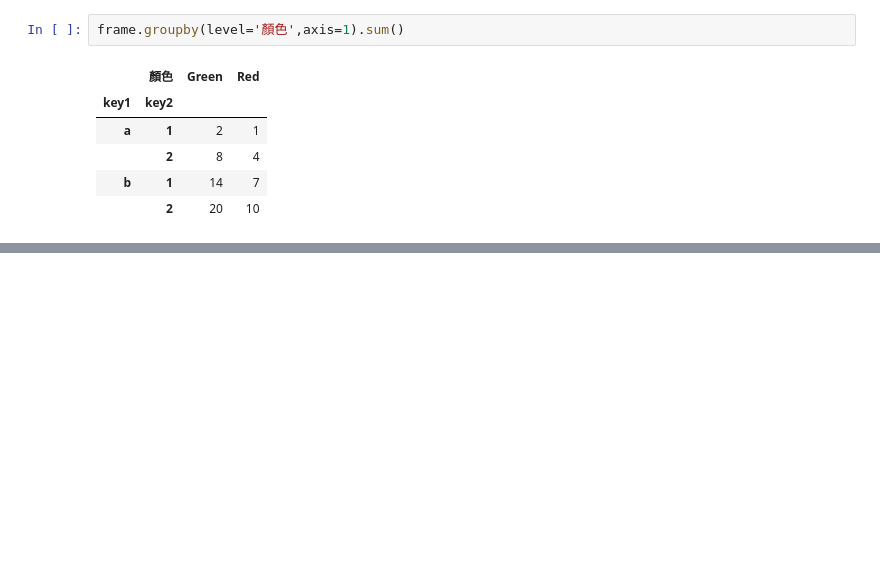
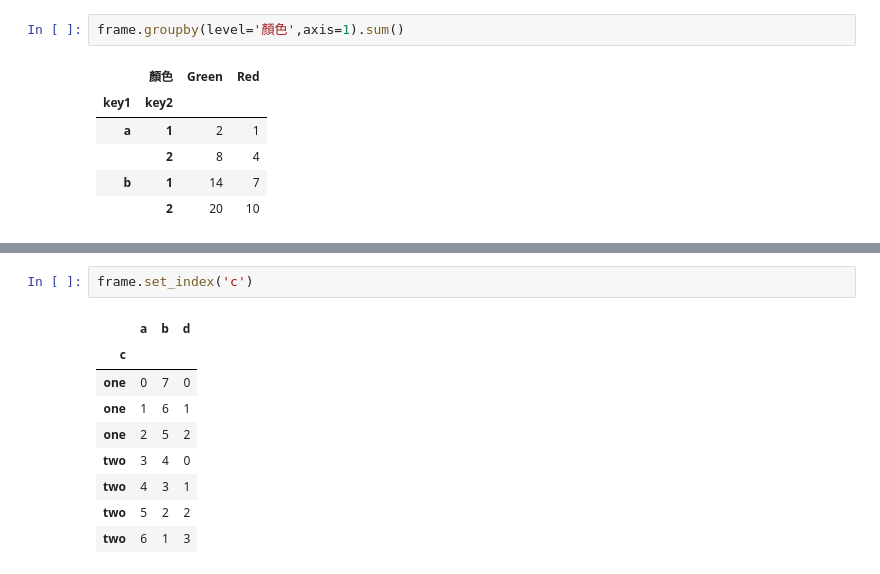
Before and after one commit to roberthsu2003/PythonForDataAnalysis, a Jupyter notebook: 上課內容13/lesson17/lesson17_1.ipynb, the cells around one changed output, grey strips where cells are left out. Saved outputs shown, nothing was run; the diff lists cells and outputs as text; blank space fills up the shorter version.

```diff
--- a/上課內容13/lesson17/lesson17_1.ipynb
+++ b/上課內容13/lesson17/lesson17_1.ipynb
@@ -150,0 +169,12 @@ frame.groupby(level='顏色',axis=1).sum()
+# %%
+frame.set_index('c')
+# %% [output]
+|  | a | b | d |
+| c |  |  |  |
+| one | 0 | 7 | 0 |
+| one | 1 | 6 | 1 |
+| one | 2 | 5 | 2 |
+| two | 3 | 4 | 0 |
+| two | 4 | 3 | 1 |
+| two | 5 | 2 | 2 |
+| two | 6 | 1 | 3 |
```
Also changed, not shown: parts of 4 cells of this notebook.
